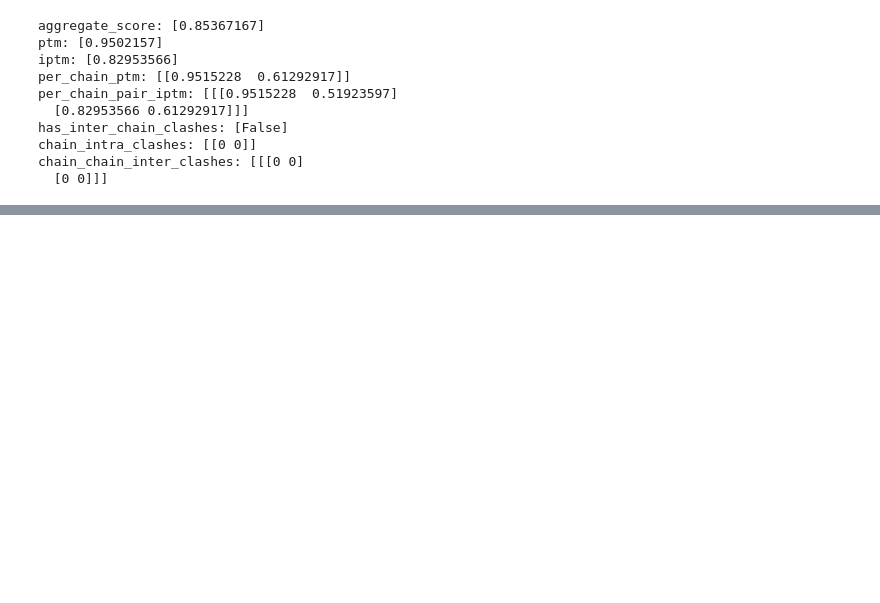
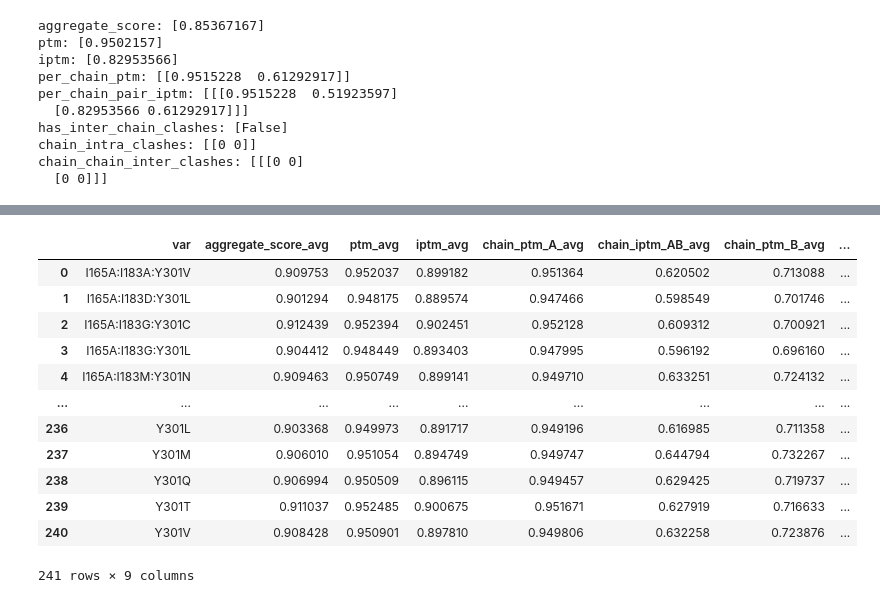
Before and after one commit to fhalab/substrate_aware_zs, a Jupyter notebook: sandbox/get_chai_corr.ipynb, the cells around one changed output, grey strips where cells are left out. Drawn from its saved outputs; the diff is of its cells as text; code cells hidden in the pictures; blank space fills up the shorter version.

```diff
--- a/sandbox/get_chai_corr.ipynb
+++ b/sandbox/get_chai_corr.ipynb
@@ -144,0 +83,3 @@ mean_df
+# %%
+avg_c = [c for c in chai_df.columns if "avg" in c]
+avg_c
@@ -145,2 +111,19 @@ mean_df
+# %%
+merged_df = pd.merge(chai_df[["var"] + avg_c], lib_df[["var", "fitness"]], on="var", how="outer")
+merged_df
+# %% [output]
+|  | var | aggregate_score_avg | ptm_avg | iptm_avg | chain_ptm_A_avg | chain_iptm_AB_avg | chain_ptm_B_avg | ... |
+| 0 | I165A:I183A:Y301V | 0.909753 | 0.952037 | 0.899182 | 0.951364 | 0.620502 | 0.713088 | ... |
+| 1 | I165A:I183D:Y301L | 0.901294 | 0.948175 | 0.889574 | 0.947466 | 0.598549 | 0.701746 | ... |
+| 2 | I165A:I183G:Y301C | 0.912439 | 0.952394 | 0.902451 | 0.952128 | 0.609312 | 0.700921 | ... |
+| 3 | I165A:I183G:Y301L | 0.904412 | 0.948449 | 0.893403 | 0.947995 | 0.596192 | 0.696160 | ... |
+| 4 | I165A:I183M:Y301N | 0.909463 | 0.950749 | 0.899141 | 0.949710 | 0.633251 | 0.724132 | ... |
+| ... | ... | ... | ... | ... | ... | ... | ... | ... |
+| 236 | Y301L | 0.903368 | 0.949973 | 0.891717 | 0.949196 | 0.616985 | 0.711358 | ... |
+| 237 | Y301M | 0.906010 | 0.951054 | 0.894749 | 0.949747 | 0.644794 | 0.732267 | ... |
+| 238 | Y301Q | 0.906994 | 0.950509 | 0.896115 | 0.949457 | 0.629425 | 0.719737 | ... |
+| 239 | Y301T | 0.911037 | 0.952485 | 0.900675 | 0.951671 | 0.627919 | 0.716633 | ... |
+| 240 | Y301V | 0.908428 | 0.950901 | 0.897810 | 0.949806 | 0.632258 | 0.723876 | ... |
+241 rows × 9 columns
 # %%
 from scipy.stats import spearmanr
```
Also changed, not shown: parts of 12 cells of this notebook, 5 other files.
